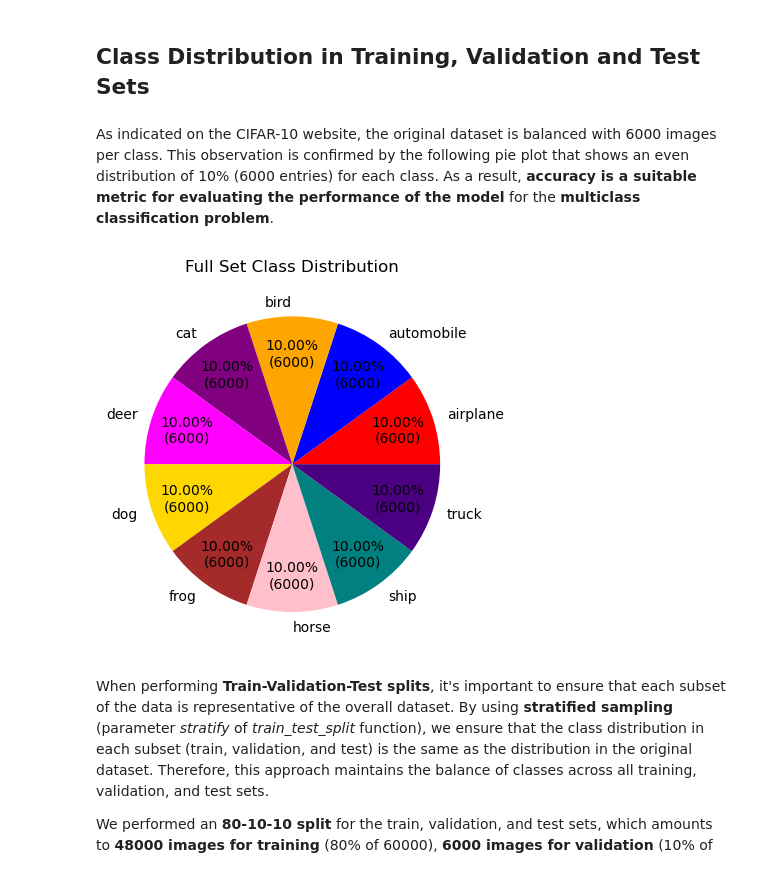
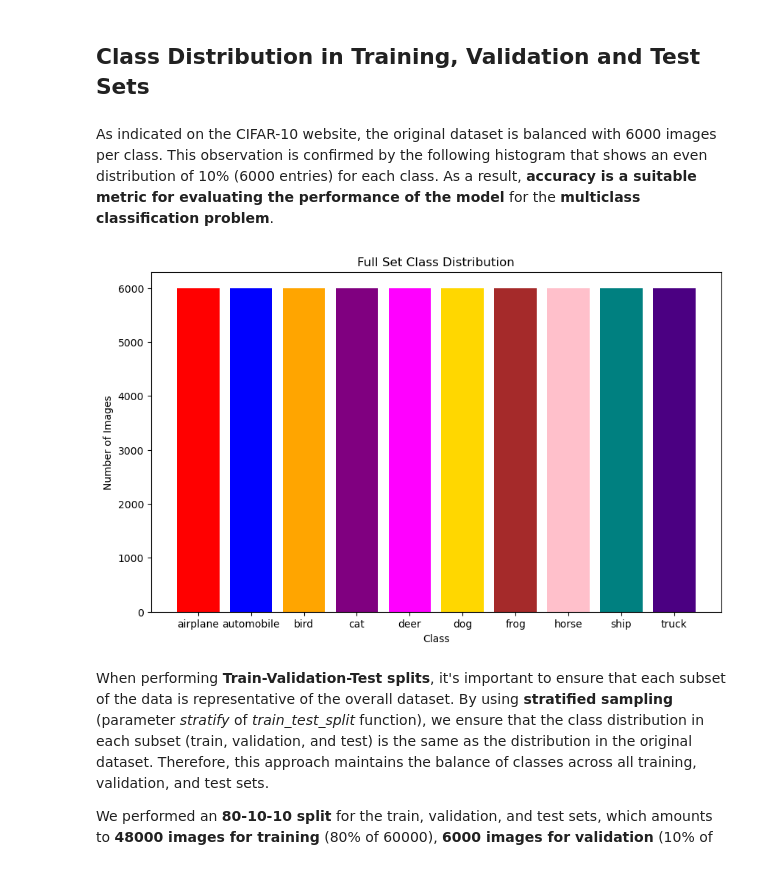
Before and after one commit to Migas77/FAA_Assignment2, a Jupyter notebook: cifar10_data_analysis.ipynb, the cells around one changed output. Saved outputs shown, nothing was run; the diff lists cells and outputs as text; code cells hidden in the pictures.

Commit message:
histogram

```diff
--- a/cifar10_data_analysis.ipynb
+++ b/cifar10_data_analysis.ipynb
@@ -62,20 +72,19 @@ plt.show()
 # %% [markdown]
 ## Class Distribution in Training, Validation and Test Sets
 # %% [markdown]
-As indicated on the CIFAR-10 website, the original dataset is balanced with 6000 images per class. This observation is confirmed by the following pie plot that shows an even distribution of 10% (6000 entries) for each class. As a result, **accuracy is a suitable metric for evaluating the performance of the model** for the **multiclass classification problem**.
+As indicated on the CIFAR-10 website, the original dataset is balanced with 6000 images per class. This observation is confirmed by the following histogram that shows an even distribution of 10% (6000 entries) for each class. As a result, **accuracy is a suitable metric for evaluating the performance of the model** for the **multiclass classification problem**.
 # %%
 class_colors = ['red', 'blue', 'orange', 'purple', 'magenta', 'gold', 'brown', 'pink', 'teal', 'indigo']
 
 full_class_counts = np.sum(y_cat, axis=0)
-plt.pie(
-    full_class_counts,
-    autopct=lambda pct: '{:.2f}%\n({})'.format(pct, int(round(pct*sum(full_class_counts)/100.0))),
-    labels=class_labels, colors=class_colors, pctdistance=0.75
-)
+plt.figure(figsize=(10, 6))
+plt.bar(class_labels, full_class_counts, color=class_colors)
+plt.xlabel('Class')
+plt.ylabel('Number of Images')
 plt.title('Full Set Class Distribution')
 plt.show()
 # %% [output]
-[figure, old version]
+[figure, new version]
 # %% [markdown]
 When performing **Train-Validation-Test splits**, it's important to ensure that each subset of the data is representative of the overall dataset. By using **stratified sampling** (parameter *stratify* of *train_test_split* function), we ensure that the class distribution in each subset (train, validation, and test) is the same as the distribution in the original dataset. Therefore, this approach maintains the balance of classes across all training, validation, and test sets.
 
```
Also changed, not shown: parts of 2 cells of this notebook.
